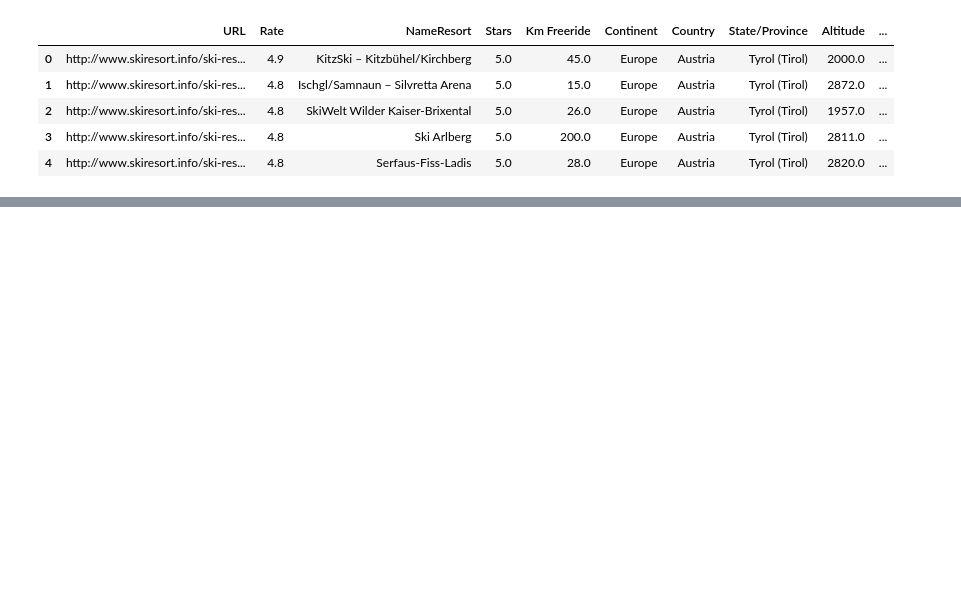
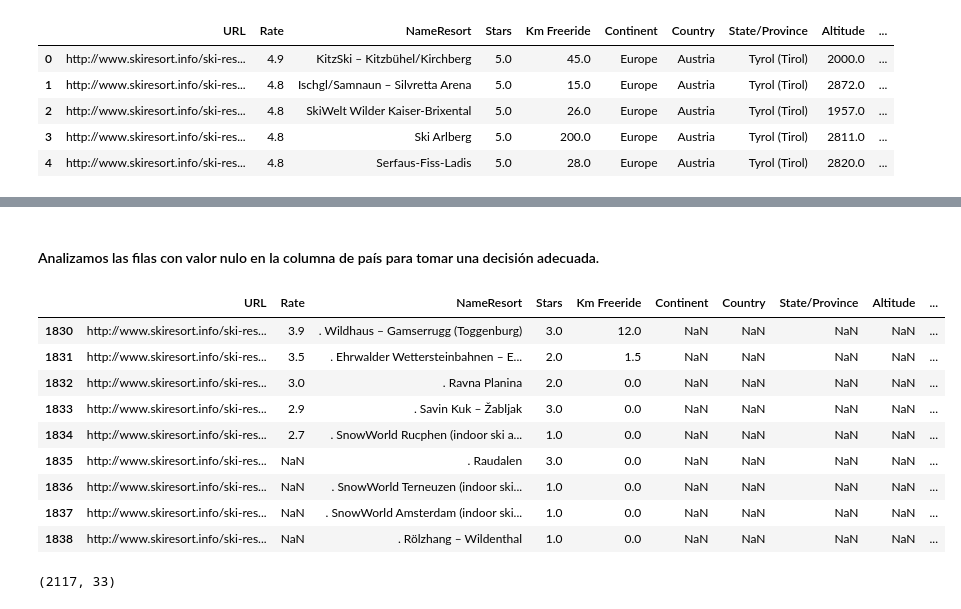
Before and after one commit to contactodiegovega/Ski-Resort-Analysis, a Jupyter notebook: notebooks/preprocesamiento.ipynb, the cells around one changed output, grey strips where cells are left out. Drawn from its saved outputs; the diff is of its cells as text; code cells hidden in the pictures; blank space fills up the shorter version.

```diff
--- a/notebooks/preprocesamiento.ipynb
+++ b/notebooks/preprocesamiento.ipynb
@@ -194,0 +243,23 @@ df[df["Snow parks"].notna()].head()
+# %%
+columnas_valoracion = [
+    "Ski resort size",
+    "Lifts and cable cars",
+    "Access, on-site parking",
+    "Orientation (trail map, information boards, sign-postings)",
+    "Cleanliness and hygiene",
+    "Environmentally friendly ski operation",
+    "Mountain restaurants, ski huts, gastronomy",
+    "Après-ski",
+    "Accommodation offering directly at the slopes and lifts",
+    "Beginners",
+    "Snow parks",
+    "Cross-country skiing and trails",
+    "Families and children"
+]
+# %%
+for columna in columnas_valoracion:
+    df[columna] = (
+        df[columna]
+        .str.replace(",", ".", regex=False)
+        .astype(float)
+    )
@@ -194,0 +322,19 @@ df[df["Snow parks"].notna()].head()
+# %% [markdown]
+#### Analizamos las filas con valor nulo en la columna de país para tomar una decisión adecuada.
+# %%
+df[df["Country"].isna()]
+# %% [output]
+|  | URL | Rate | NameResort | Stars | Km Freeride | Continent | Country | State/Province | Altitude | ... |
+| 1830 | http://www.skiresort.info/ski-res... | 3.9 | . Wildhaus – Gamserrugg (Toggenburg) | 3.0 | 12.0 | NaN | NaN | NaN | NaN | ... |
+| 1831 | http://www.skiresort.info/ski-res... | 3.5 | . Ehrwalder Wettersteinbahnen – E... | 2.0 | 1.5 | NaN | NaN | NaN | NaN | ... |
+| 1832 | http://www.skiresort.info/ski-res... | 3.0 | . Ravna Planina | 2.0 | 0.0 | NaN | NaN | NaN | NaN | ... |
+| 1833 | http://www.skiresort.info/ski-res... | 2.9 | . Savin Kuk – Žabljak | 3.0 | 0.0 | NaN | NaN | NaN | NaN | ... |
+| 1834 | http://www.skiresort.info/ski-res... | 2.7 | . SnowWorld Rucphen (indoor ski a... | 1.0 | 0.0 | NaN | NaN | NaN | NaN | ... |
+| 1835 | http://www.skiresort.info/ski-res... | NaN | . Raudalen | 3.0 | 0.0 | NaN | NaN | NaN | NaN | ... |
+| 1836 | http://www.skiresort.info/ski-res... | NaN | . SnowWorld Terneuzen (indoor ski... | 1.0 | 0.0 | NaN | NaN | NaN | NaN | ... |
+| 1837 | http://www.skiresort.info/ski-res... | NaN | . SnowWorld Amsterdam (indoor ski... | 1.0 | 0.0 | NaN | NaN | NaN | NaN | ... |
+| 1838 | http://www.skiresort.info/ski-res... | NaN | . Rölzhang – Wildenthal | 1.0 | 0.0 | NaN | NaN | NaN | NaN | ... |
+# %%
+df[df["Total Kms"] == 0].shape
+# %% [output]
+(2117, 33)
```
Also changed, not shown: parts of 48 cells of this notebook.
